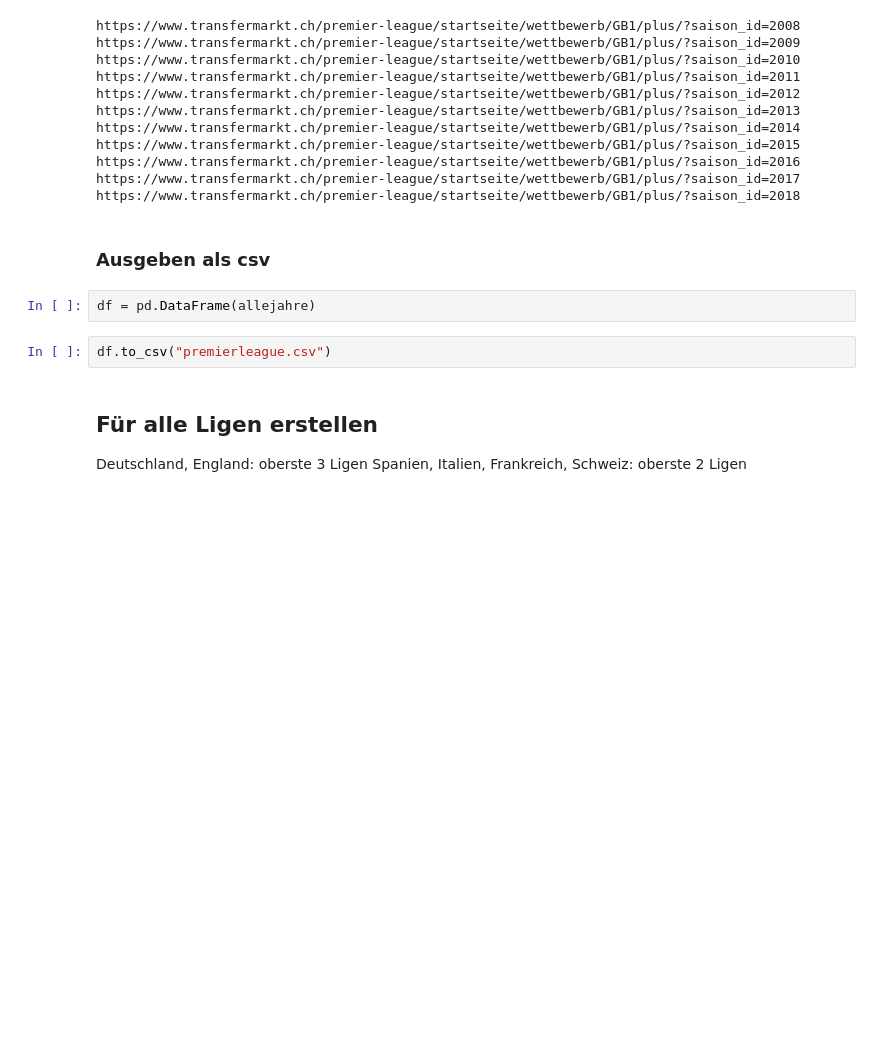
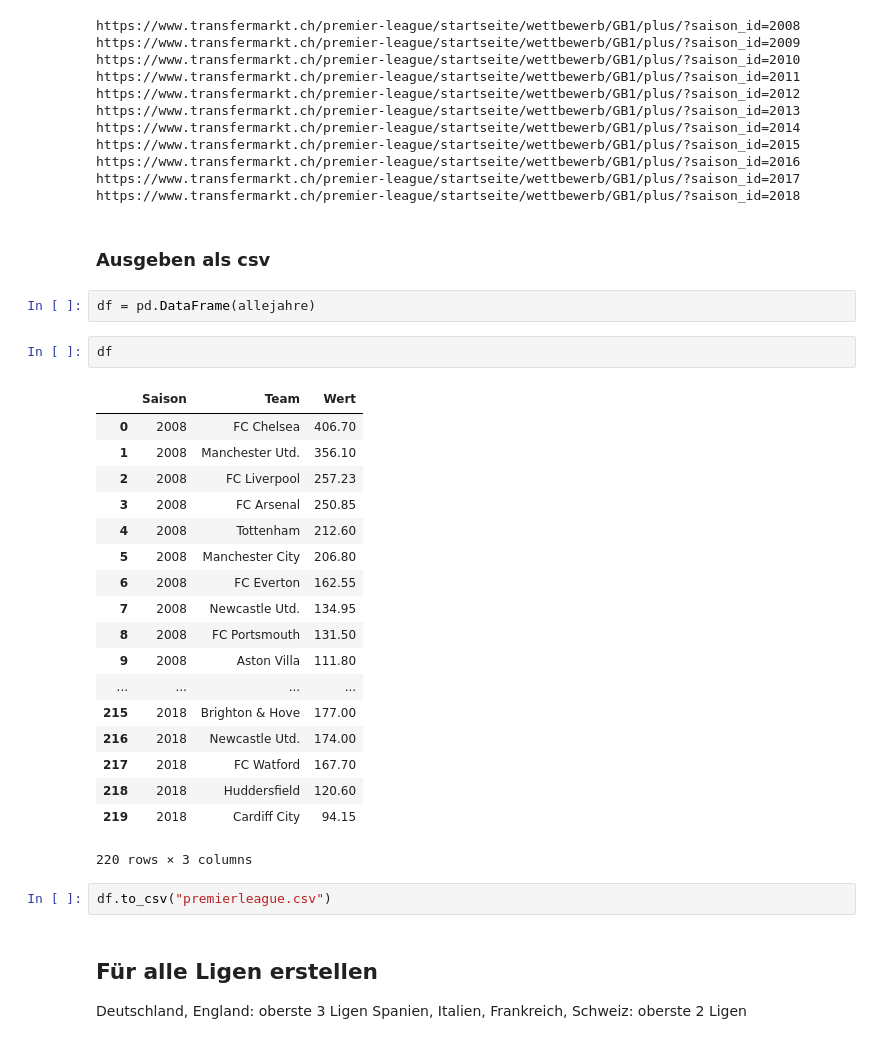
Before and after one commit to Jayjayfox/watson, a Jupyter notebook: Kaderwerte Vorlage Premier League.ipynb, the cells around one changed output. Cells and saved outputs as stored; diff of their text form; blank space fills up the shorter version.

```diff
--- a/Kaderwerte Vorlage Premier League.ipynb
+++ b/Kaderwerte Vorlage Premier League.ipynb
@@ -47,6 +47,27 @@ https://www.transfermarkt.ch/premier-league/startseite/wettbewerb/GB1/plus/?sais
 ### Ausgeben als csv
 # %%
 df = pd.DataFrame(allejahre)
+# %%
+df
+# %% [output]
+|  | Saison | Team | Wert |
+| 0 | 2008 | FC Chelsea | 406.70 |
+| 1 | 2008 | Manchester Utd. | 356.10 |
+| 2 | 2008 | FC Liverpool | 257.23 |
+| 3 | 2008 | FC Arsenal | 250.85 |
+| 4 | 2008 | Tottenham | 212.60 |
+| 5 | 2008 | Manchester City | 206.80 |
+| 6 | 2008 | FC Everton | 162.55 |
+| 7 | 2008 | Newcastle Utd. | 134.95 |
+| 8 | 2008 | FC Portsmouth | 131.50 |
+| 9 | 2008 | Aston Villa | 111.80 |
+| ... | ... | ... | ... |
+| 215 | 2018 | Brighton & Hove | 177.00 |
+| 216 | 2018 | Newcastle Utd. | 174.00 |
+| 217 | 2018 | FC Watford | 167.70 |
+| 218 | 2018 | Huddersfield | 120.60 |
+| 219 | 2018 | Cardiff City | 94.15 |
+220 rows × 3 columns
 # %%
 df.to_csv("premierleague.csv")
 # %% [markdown]
```
Also changed, not shown: parts of 2 cells of this notebook, 3 other files.
